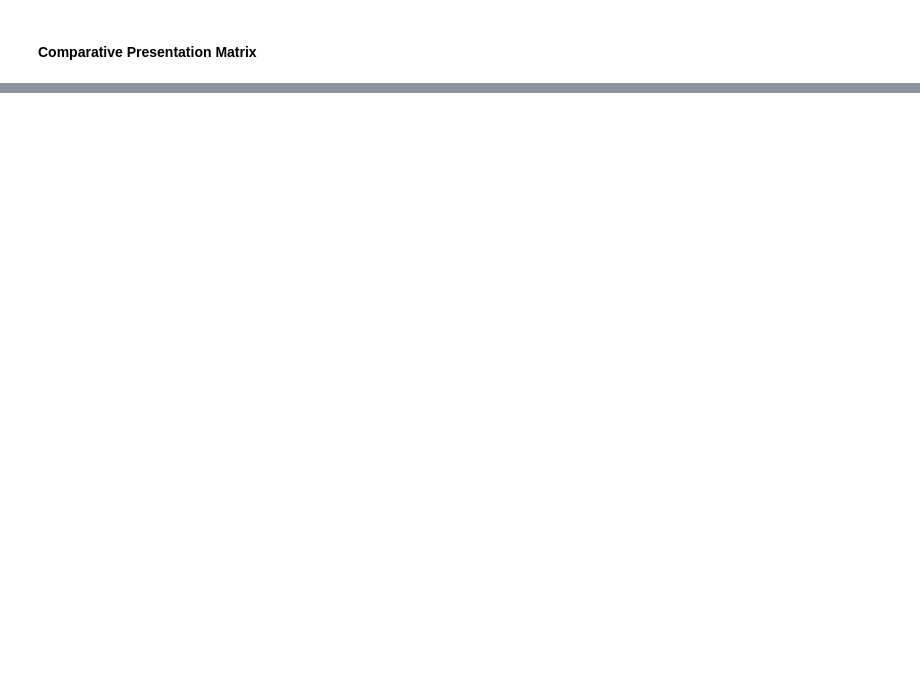
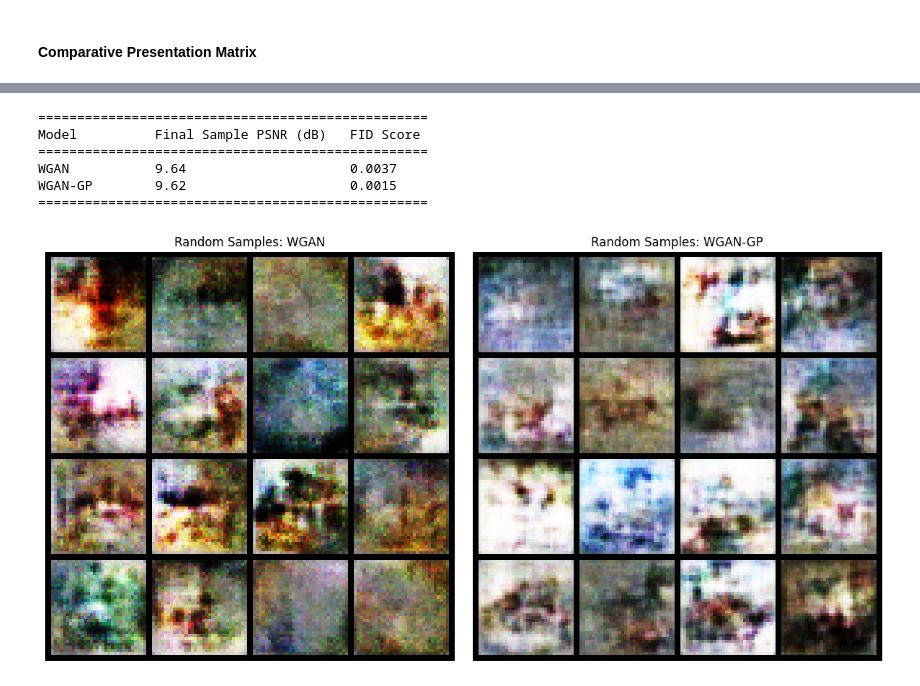
Before and after one commit to ashokpyaram-aiml/UDLAssignments, a Jupyter notebook: Assignemnt2/group88-assignment2.ipynb, the cells around one changed output, grey strips where cells are left out. Drawn from its saved outputs; the diff is of its cells as text; code cells hidden in the pictures; blank space fills up the shorter version.

```diff
--- a/Assignemnt2/group88-assignment2.ipynb
+++ b/Assignemnt2/group88-assignment2.ipynb
@@ -482,0 +708,20 @@ Codebook Size (K)   PSNR (dB)      Perplexity     FID Score
+# %%
+epochs_gan = 5  # Scaled for execution speed; scale up to 25-50 epochs on WILP GPUs for full alignment
+latent_dim_gan = 128
+gan_results = {}
+
+for variant in ["clip", "gp"]:
+    label = "WGAN" if variant == "clip" else "WGAN-GP"
+    print(f"\n--- Training {label} ---")
+    generator, psnr_history, fid = train_wgan(variant, epochs=epochs_gan, latent_dim=latent_dim_gan)
+
+    with torch.no_grad():
+        z = torch.randn(16, latent_dim_gan, device=device)
+        samples = generator(z).cpu()
+
+    gan_results[label] = {
+        "generator": generator,
+        "psnr_history": psnr_history,
+        "fid": fid,
+        "samples": samples
+    }
@@ -482,0 +748,24 @@ Codebook Size (K)   PSNR (dB)      Perplexity     FID Score
+# %%
+print("\n" + "=" * 50)
+print(f"{'Model':<15}{'Final Sample PSNR (dB)':<25}{'FID Score':<15}")
+print("=" * 50)
+for label, res in gan_results.items():
+    print(f"{label:<15}{res['psnr_history'][-1]:<25.2f}{res['fid']:<15.4f}")
+print("=" * 50)
+
+fig, axes = plt.subplots(1, 2, figsize=(12, 6))
+for ax, (label, res) in zip(axes, gan_results.items()):
+    grid_img = vutils.make_grid(res["samples"], nrow=4, normalize=True)
+    ax.imshow(grid_img.permute(1, 2, 0).numpy())
+    ax.set_title(f"Random Samples: {label}")
+    ax.axis("off")
+plt.tight_layout()
+plt.show()
+# %% [output]
+==================================================
+Model          Final Sample PSNR (dB)   FID Score
+==================================================
+WGAN           9.64                     0.0037
+WGAN-GP        9.62                     0.0015
+==================================================
+[figure, added]
```
Also changed, not shown: parts of 30 cells of this notebook, 1 other file.
